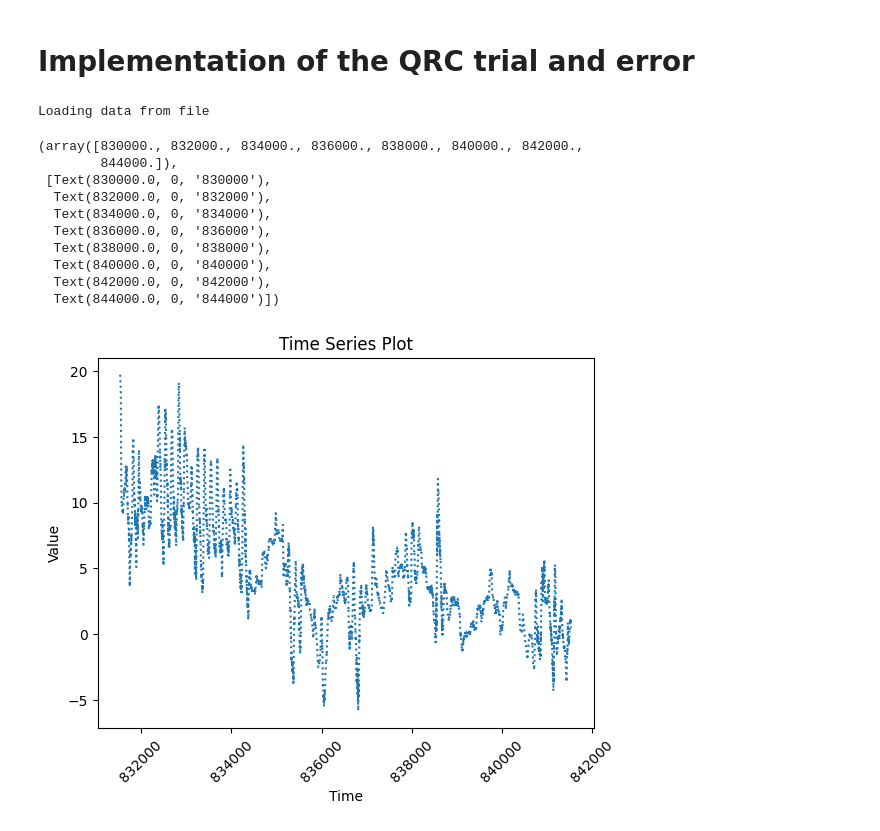
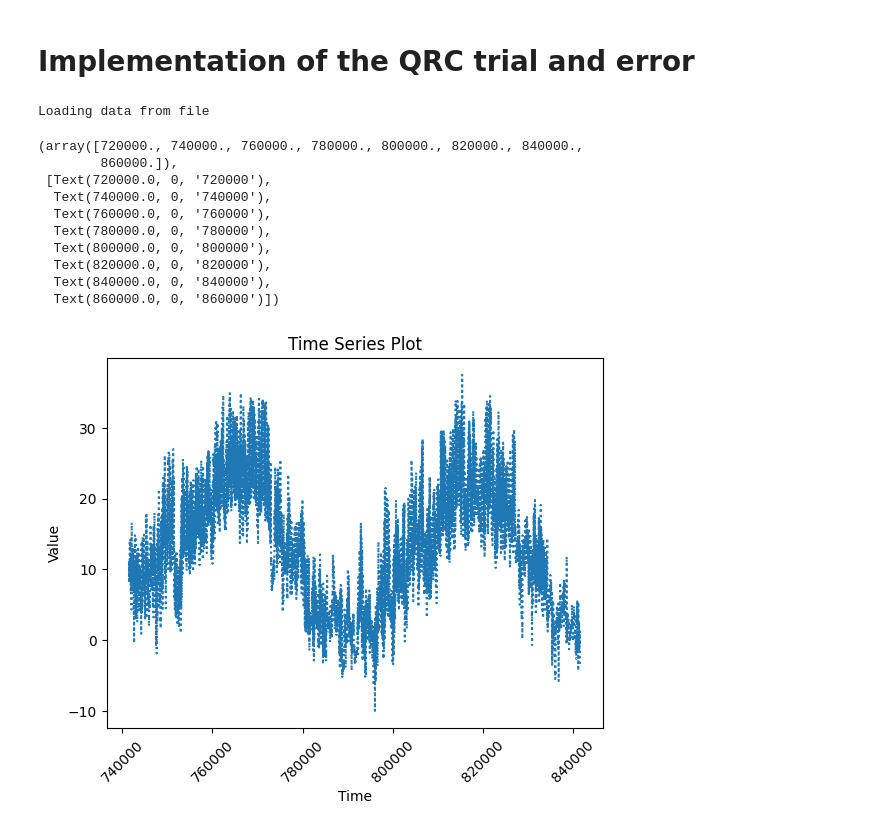
Before and after one commit to MorenoMarrara/MasterThesisProject-HCW-QuantumReservoirComputing, a Jupyter notebook: notebooks/QRC-simulation.ipynb, the cells around one changed output. Saved outputs shown, nothing was run; the diff lists cells and outputs as text; code cells hidden in the pictures.

```diff
--- a/notebooks/QRC-simulation.ipynb
+++ b/notebooks/QRC-simulation.ipynb
@@ -3,41 +3,41 @@
 # %%
 import numpy as np
 from matplotlib import pyplot as plt
 import os.path
 
 from qreservoir.encoders import CHEEncoder
 from qreservoir.models import RCModel
 from qreservoir.reservoirs import CNOTReservoir
 from sklearn.linear_model import LinearRegression
 
 from src.data.loading.configs import MODEL_DIR_QRC
 # ---- load data ----
 from src.data.loading.geosphere import Geosphere
 
 data = Geosphere().load_data_into_memory()
 
-historically_relevant_data = data[-10000:]
+historically_relevant_data = data[-100000:]
 
 plt.plot(historically_relevant_data.index, historically_relevant_data['tl'], linestyle = 'dotted')
 
 # Add title and axis labels
 plt.title('Time Series Plot')
 plt.xlabel('Time')
 plt.ylabel('Value')
 plt.xticks(rotation=45)
 # %% [output]
 Loading data from file
-(array([830000., 832000., 834000., 836000., 838000., 840000., 842000.,
-        844000.]),
- [Text(830000.0, 0, '830000'),
-  Text(832000.0, 0, '832000'),
-  Text(834000.0, 0, '834000'),
-  Text(836000.0, 0, '836000'),
-  Text(838000.0, 0, '838000'),
+(array([720000., 740000., 760000., 780000., 800000., 820000., 840000.,
+        860000.]),
+ [Text(720000.0, 0, '720000'),
+  Text(740000.0, 0, '740000'),
+  Text(760000.0, 0, '760000'),
+  Text(780000.0, 0, '780000'),
+  Text(800000.0, 0, '800000'),
+  Text(820000.0, 0, '820000'),
   Text(840000.0, 0, '840000'),
-  Text(842000.0, 0, '842000'),
-  Text(844000.0, 0, '844000')])
+  Text(860000.0, 0, '860000')])
-[figure, old version]
+[figure, new version]
 # %%
 # ---- select data ----
 
```
Also changed, not shown: parts of 3 cells of this notebook.
